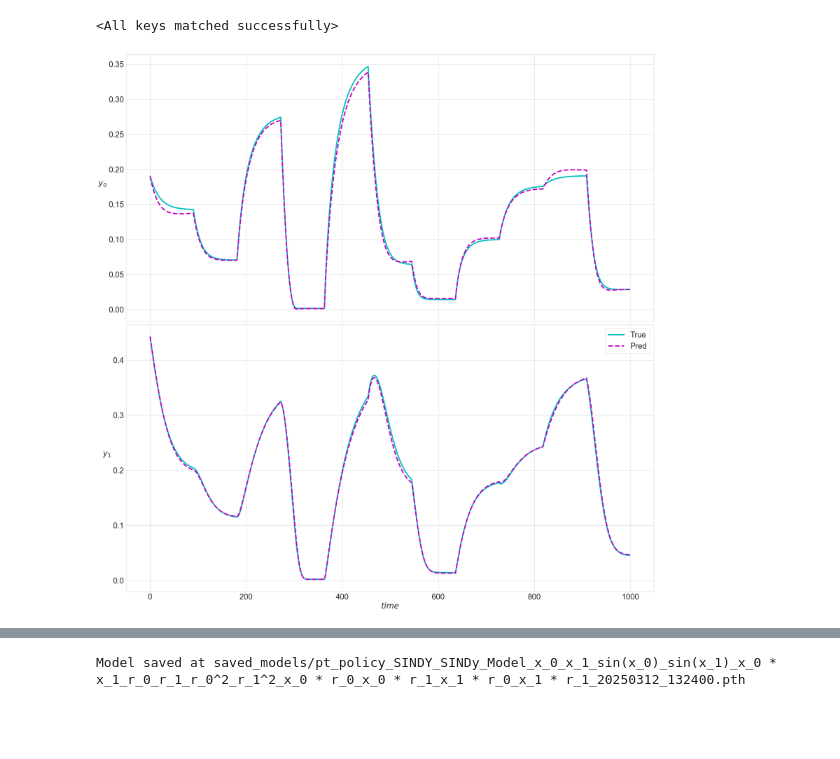
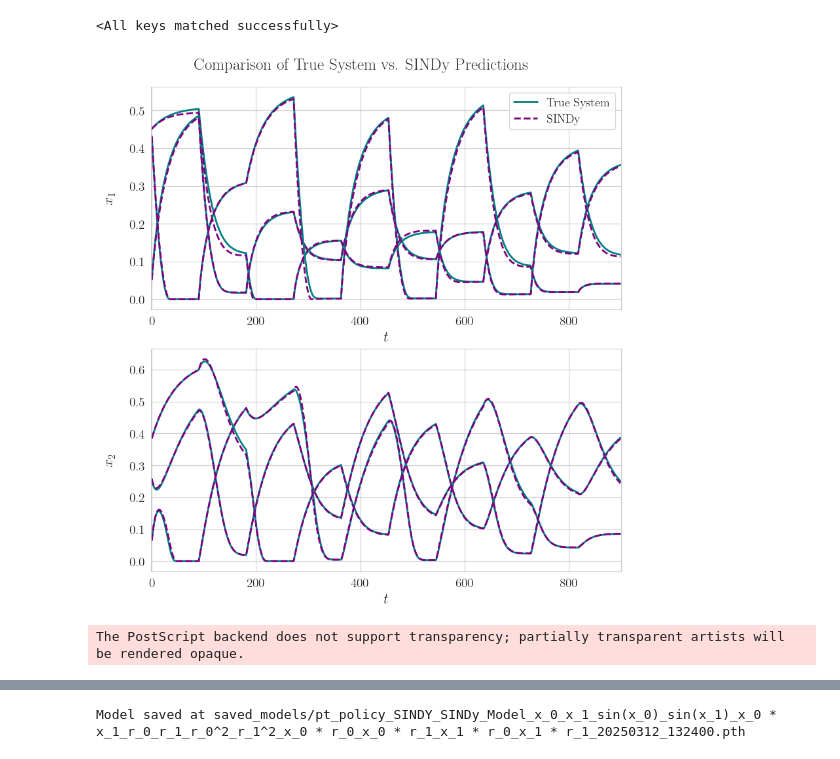
Before and after one commit to Alirezad126/SparseDPC, a Jupyter notebook: 5_Online_DPC/TwoTank_SINDy_Dynamics.ipynb, the cells around one changed output, grey strips where cells are left out. Saved outputs shown, nothing was run; the diff lists cells and outputs as text; code cells hidden in the pictures; blank space fills up the shorter version.

Commit message:
added plots

```diff
--- a/5_Online_DPC/TwoTank_SINDy_Dynamics.ipynb
+++ b/5_Online_DPC/TwoTank_SINDy_Dynamics.ipynb
@@ -185,34 +187,61 @@ fx.load_state_dict(torch.load("saved_models/pt_SINDy_Model_20250312_205302.pth")
 # %% [output]
 <All keys matched successfully>
 # %%
-dynamics_model.nsteps = test_data['r'].shape[1]
-test_output = dynamics_model(test_data)
+# Set a consistent Seaborn style
+sns.set_style('whitegrid')
 
-pred_traj = test_output['xn'][:, :-1, :]
-true_traj = test_data['r']
-pred_traj = pred_traj.detach().numpy().reshape(-1, nx)
-true_traj = true_traj.detach().numpy().reshape(-1, nx)
-pred_traj, true_traj = pred_traj.transpose(1, 0), true_traj.transpose(1, 0)
+# Create figure and axes with better spacing
+fig, axes = plt.subplots(2, 1, figsize=(8, 8), constrained_layout=True)
 
-sns.set_style("whitegrid")
-figsize = 25
-fig, ax = plt.subplots(nx, figsize=(figsize, figsize))
-labels = [f'$y_{k}$' for k in range(len(true_traj))]
-for row, (t1, t2, label) in enumerate(zip(true_traj, pred_traj, labels)):
-    if nx > 1:
-        axe = ax[row]
-    else:
-        axe = ax
-    axe.set_ylabel(label, rotation=0, labelpad=20, fontsize=figsize)
-    axe.plot(t1, 'c', linewidth=4.0, label='True')
-    axe.plot(t2, 'm--', linewidth=4.0, label='Pred')
-    axe.tick_params(labelbottom=False, labelsize=figsize)
-axe.tick_params(labelbottom=True, labelsize=figsize)
-axe.legend(fontsize=figsize)
-axe.set_xlabel('$time$', fontsize=figsize)
-plt.tight_layout()
+nsteps = 300
+
+for _ in range(3):
+    train_loader, dev_loader, test_data = get_data(gt_model, nsim, nsteps, ts, bs)
+    dynamics_model.nsteps = test_data['r'].shape[1]
+    test_output = dynamics_model(test_data)
+
+    pred_traj = test_output['xn'][:, :-1, :]
+    true_traj = test_data['r']
+    pred_traj = pred_traj.detach().numpy().reshape(-1, nx)
+    true_traj = true_traj.detach().numpy().reshape(-1, nx)
+    pred_traj, true_traj = pred_traj.transpose(1, 0), true_traj.transpose(1, 0)
+    nsteps = len(pred_traj[1, :])
+
+    # Generate sample data (Replace these with your actual data)
+    time = np.arange(nsteps)
+
+    # Adjust font size globally
+    plt.rcParams.update({"font.size": 14, "axes.labelsize": 16, "xtick.labelsize": 14, "ytick.labelsize": 14})
+    plt.rcParams.update({
+    "text.usetex": True,
+    "font.family": "serif",
+    "font.size": 12
+})
+    # --- Plot x vs Time ---
+    axes[0].plot(time, true_traj[0, :], color='teal', label='True System', linewidth=2)
+    axes[0].plot(time, pred_traj[0, :], color='purple', linestyle='dashed', linewidth=2, label='SINDy', markersize=4)
+
+    axes[0].set_xlabel(r"$t$", fontsize=16)
+    axes[0].set_ylabel(r"$x_1$", fontsize=16, labelpad=15)
+    axes[0].set_xlim([-1, nsteps])
+    if _<=0:
+        axes[0].legend(loc='best', fontsize=13, frameon=True)
+
+    # --- Plot u vs Time ---
+    axes[1].plot(time, true_traj[1, :], color='teal', linewidth=2)
+    axes[1].plot(time, pred_traj[1, :], color='purple', linestyle='dashed', linewidth=2, markersize=4)
+
+    axes[1].set_xlabel(r"$t$", fontsize=16)
+    axes[1].set_ylabel(r"$x_2$", fontsize=16, labelpad=15)
+    axes[1].set_xlim([-1, nsteps])
+
+fig.suptitle("Comparison of True System vs. SINDy Predictions", fontsize=18, fontweight='bold', y=1.05)
+
+plt.show()
+fig.savefig(fname="results/TwoTank/TwoTank_SINDy_Plot.eps", format="eps", bbox_inches="tight")
 # %% [output]
-[figure, old version]
+[figure, new version]
+The PostScript backend does not support transparency; partially transparent artists will be rendered opaque.
 # %%
 # from datetime import datetime
 #
```
Also changed, not shown: parts of 35 cells of this notebook, 10 other files.
